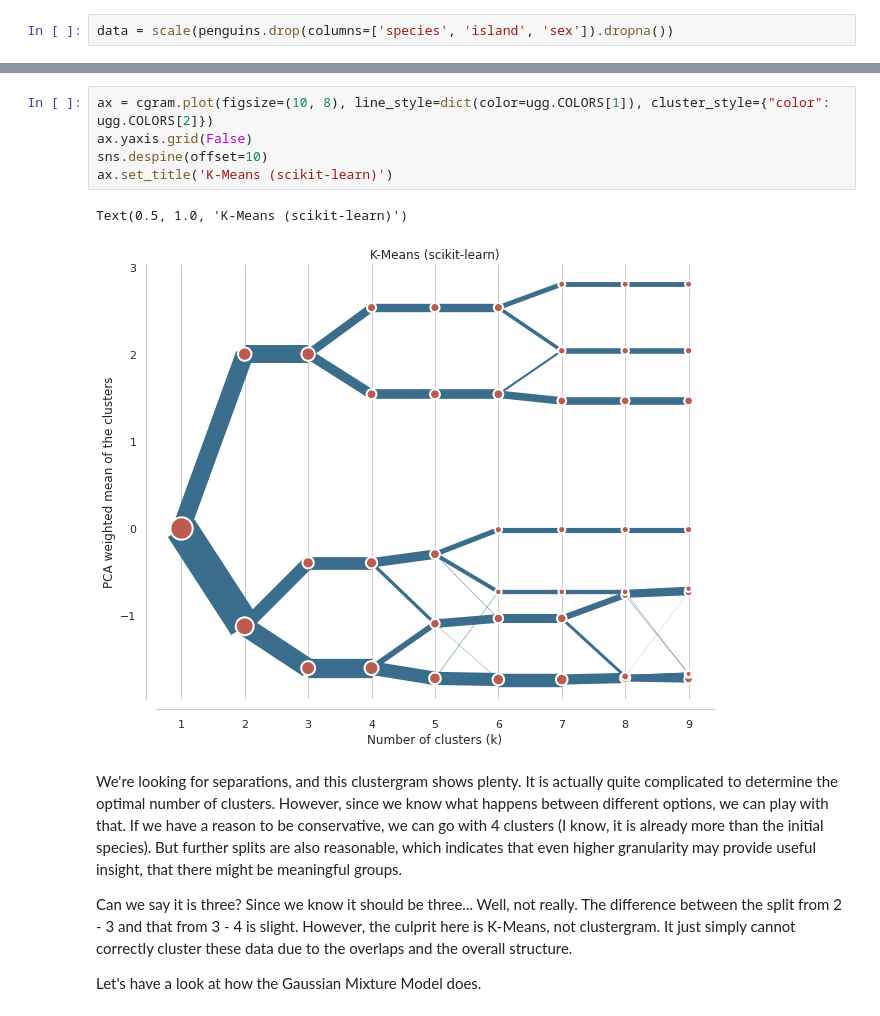
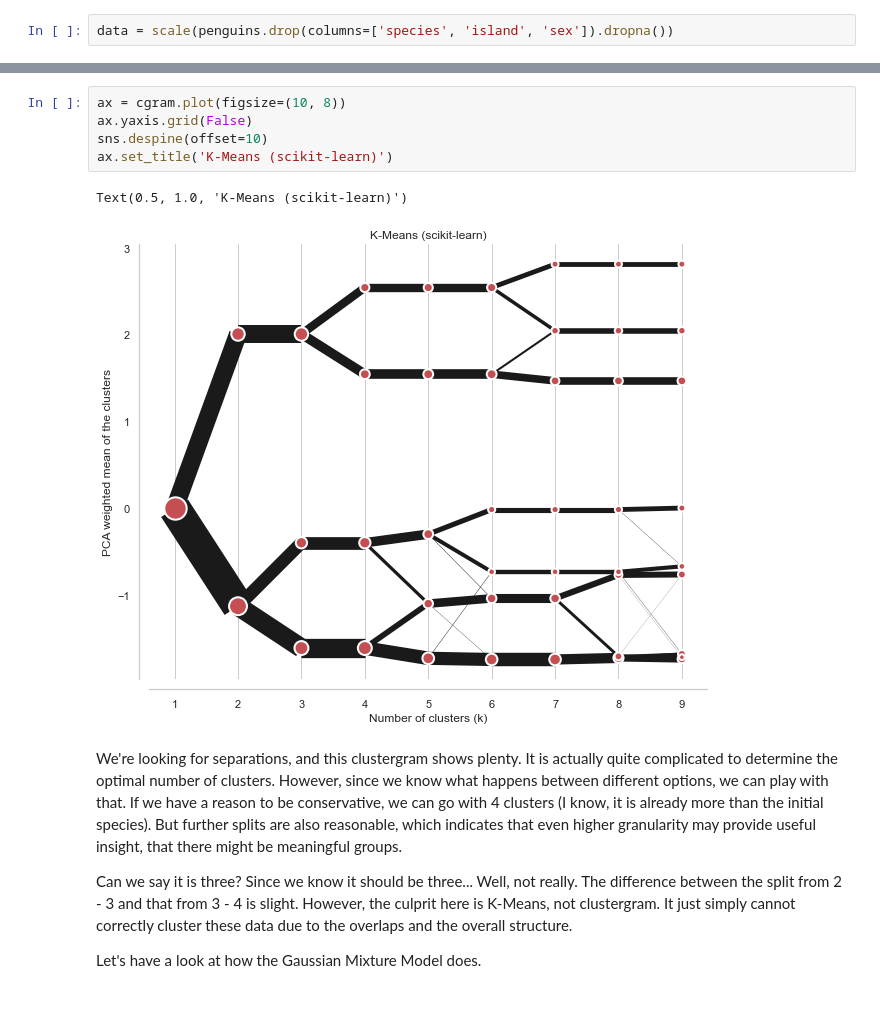
Before and after one commit to martinfleis/clustergram, a Jupyter notebook: examples/introduction.ipynb, the cells around one changed output, grey strips where cells are left out. Cells and saved outputs as stored; diff of their text form.

```diff
--- a/examples/introduction.ipynb
+++ b/examples/introduction.ipynb
@@ -120,11 +119,11 @@ K=9 fitted in 7.696599721908569 seconds.
 # %%
-ax = cgram.plot(figsize=(10, 8), line_style=dict(color=ugg.COLORS[1]), cluster_style={"color": ugg.COLORS[2]})
+ax = cgram.plot(figsize=(10, 8))
 ax.yaxis.grid(False)
 sns.despine(offset=10)
 ax.set_title('K-Means (scikit-learn)')
 # %% [output]
 Text(0.5, 1.0, 'K-Means (scikit-learn)')
-[figure, old version]
+[figure, new version]
 # %% [markdown]
 We're looking for separations, and this clustergram shows plenty. It is actually quite complicated to determine the optimal number of clusters. However, since we know what happens between different options, we can play with that. If we have a reason to be conservative, we can go with 4 clusters (I know, it is already more than the initial species). But further splits are also reasonable, which indicates that even higher granularity may provide useful insight, that there might be meaningful groups.
 
```
Also changed, not shown: parts of 8 cells of this notebook.
